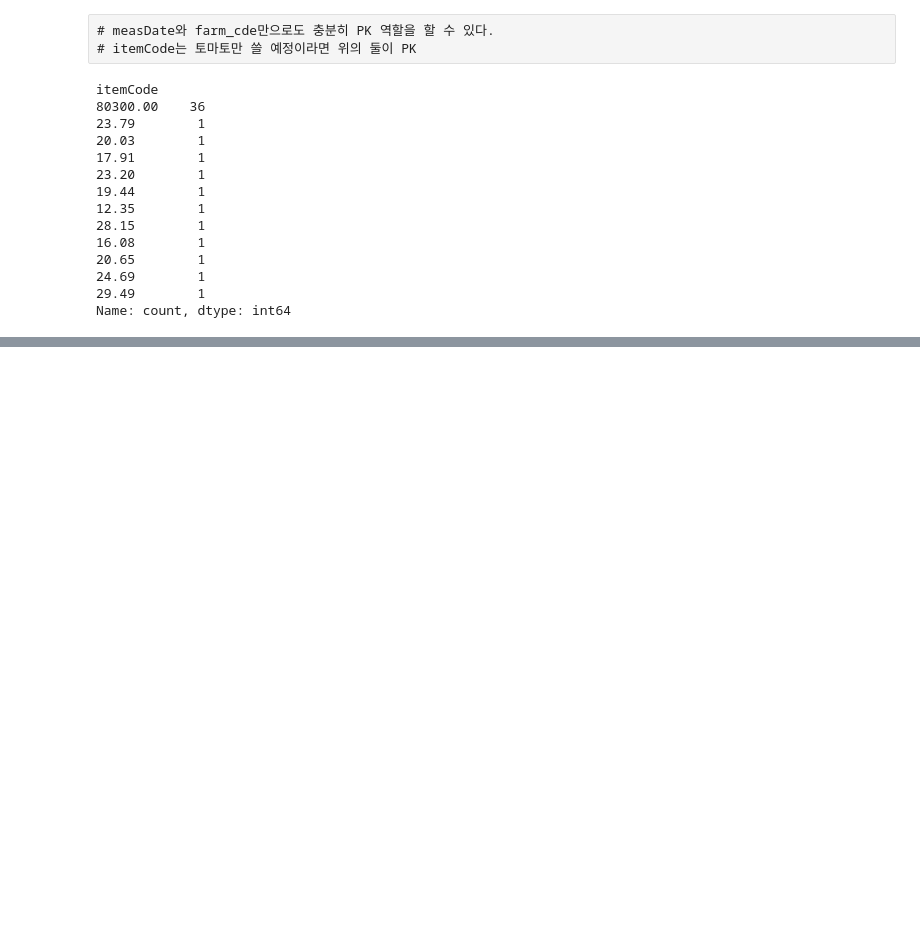
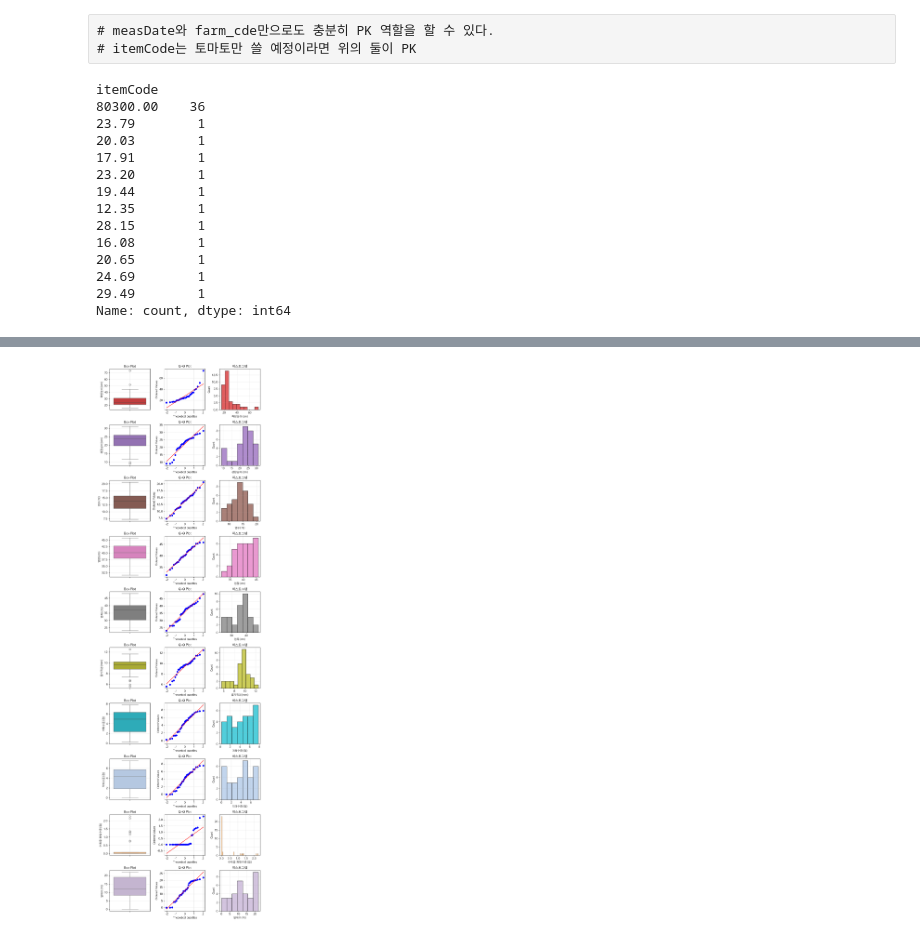
Before and after one commit to cye2020/Smart-Farm-Growth-Analytics, a Jupyter notebook: code/eda/20251031_EDA_cho.ipynb, the cells around one changed output, grey strips where cells are left out. Cells and saved outputs as stored; diff of their text form; code cells hidden in the pictures; blank space fills up the shorter version.

```diff
--- a/code/eda/20251031_EDA_cho.ipynb
+++ b/code/eda/20251031_EDA_cho.ipynb
@@ -185,0 +237,3 @@ Name: count, dtype: int64
+# %%
+tomato_mapping_data = tomato_data.rename(columns=growth_map, copy=True)
+tomato_mapping_data
@@ -185,0 +258,23 @@ Name: count, dtype: int64
+# %%
+features = ["화방높이(cm)", "생장길이(cm)", "엽수(개)", "엽장(cm)", "엽폭(cm)", "줄기직경(mm)", "개화수준(점)", "착과수준(점)", "수확중 화방수준(점)", "열매수(개)"]
+
+colors = [
+    # "#1f77b4",  # measDate
+    # "#ff7f0e",  # farm_cde
+    # "#2ca02c",  # itemCode
+    "#d62728",  # flowerTop
+    "#9467bd",  # grwtLt
+    "#8c564b",  # lefCunt
+    "#e377c2",  # lefLt
+    "#7f7f7f",  # lefBt
+    "#bcbd22",  # stemThck
+    "#17becf",  # flanGrupp
+    "#aec7e8",  # frtstGrupp
+    "#ffbb78",  # hvstGrupp
+    "#c5b0d5"   # frtstCo
+]
+
+
+plot_features(tomato_mapping_data.dropna(), features, colors)
+# %% [output]
+[figure, added]
```
Also changed, not shown: parts of 27 cells of this notebook, 4 other files.
